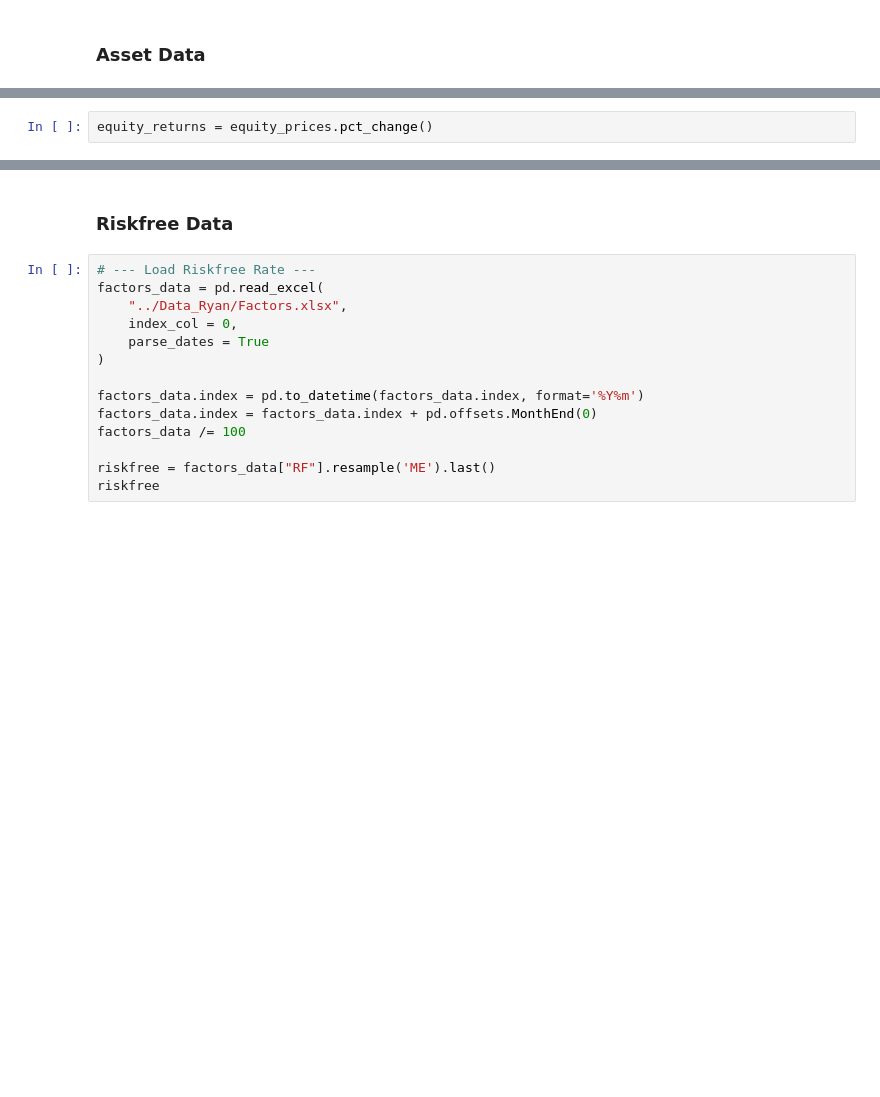
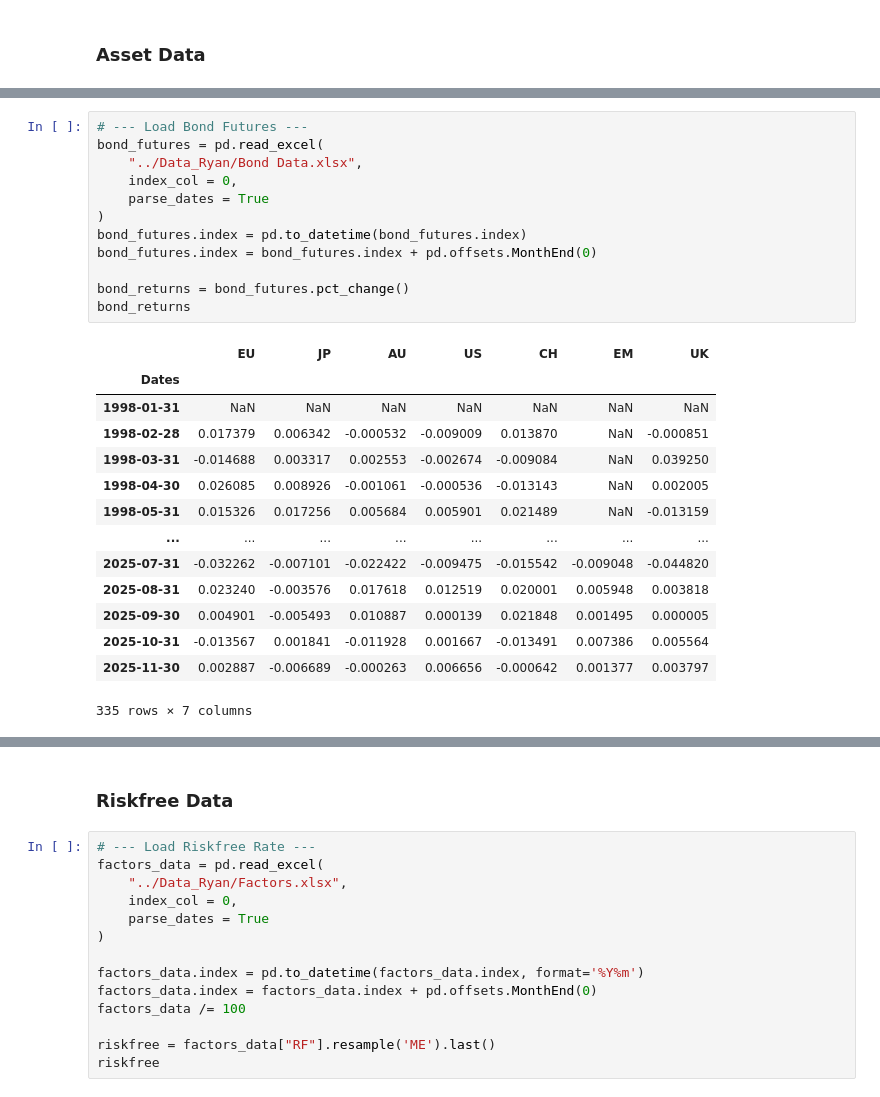
Before and after one commit to DanUZH/PMP_December_8, a Jupyter notebook: Code/Combined_Portfolio.ipynb, the cells around one changed output, grey strips where cells are left out. Saved outputs shown, nothing was run; the diff lists cells and outputs as text; blank space fills up the shorter version.

```diff
--- a/Code/Combined_Portfolio.ipynb
+++ b/Code/Combined_Portfolio.ipynb
@@ -86,3 +76,28 @@ equity_prices
 338 rows × 7 columns
-# %%
-equity_returns = equity_prices.pct_change()
+# %%
+# --- Load Bond Futures ---
+bond_futures = pd.read_excel(
+    "../Data_Ryan/Bond Data.xlsx",
+    index_col = 0,
+    parse_dates = True
+)
+bond_futures.index = pd.to_datetime(bond_futures.index)
+bond_futures.index = bond_futures.index + pd.offsets.MonthEnd(0)
+
+bond_returns = bond_futures.pct_change()
+bond_returns
+# %% [output]
+|  | EU | JP | AU | US | CH | EM | UK |
+| Dates |  |  |  |  |  |  |  |
+| 1998-01-31 | NaN | NaN | NaN | NaN | NaN | NaN | NaN |
+| 1998-02-28 | 0.017379 | 0.006342 | -0.000532 | -0.009009 | 0.013870 | NaN | -0.000851 |
+| 1998-03-31 | -0.014688 | 0.003317 | 0.002553 | -0.002674 | -0.009084 | NaN | 0.039250 |
+| 1998-04-30 | 0.026085 | 0.008926 | -0.001061 | -0.000536 | -0.013143 | NaN | 0.002005 |
+| 1998-05-31 | 0.015326 | 0.017256 | 0.005684 | 0.005901 | 0.021489 | NaN | -0.013159 |
+| ... | ... | ... | ... | ... | ... | ... | ... |
+| 2025-07-31 | -0.032262 | -0.007101 | -0.022422 | -0.009475 | -0.015542 | -0.009048 | -0.044820 |
+| 2025-08-31 | 0.023240 | -0.003576 | 0.017618 | 0.012519 | 0.020001 | 0.005948 | 0.003818 |
+| 2025-09-30 | 0.004901 | -0.005493 | 0.010887 | 0.000139 | 0.021848 | 0.001495 | 0.000005 |
+| 2025-10-31 | -0.013567 | 0.001841 | -0.011928 | 0.001667 | -0.013491 | 0.007386 | 0.005564 |
+| 2025-11-30 | 0.002887 | -0.006689 | -0.000263 | 0.006656 | -0.000642 | 0.001377 | 0.003797 |
+335 rows × 7 columns
```
Also changed, not shown: parts of 23 cells of this notebook, 7 other files.
